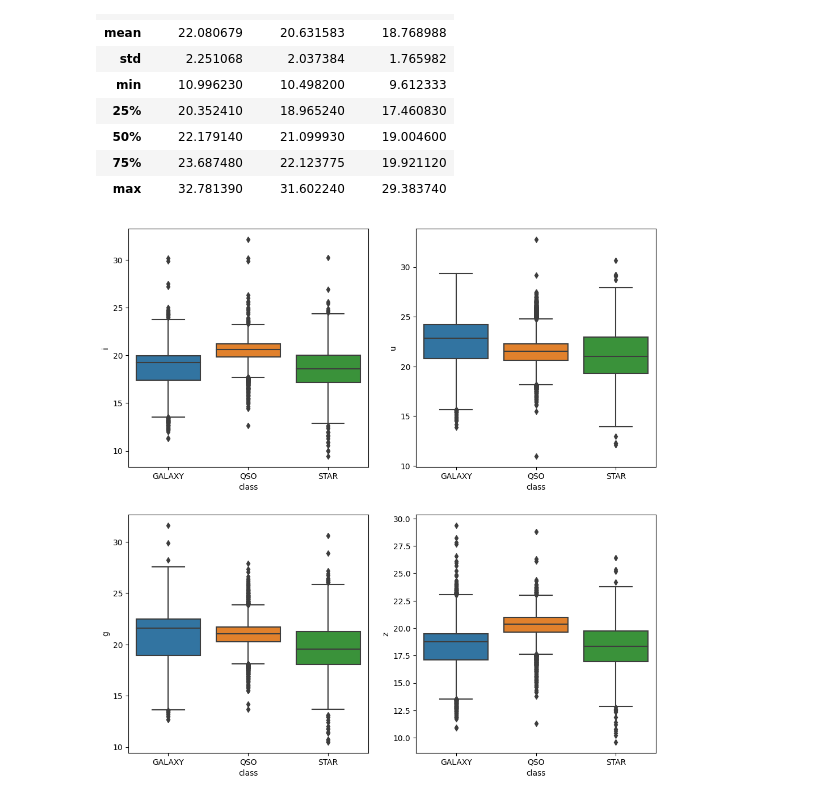
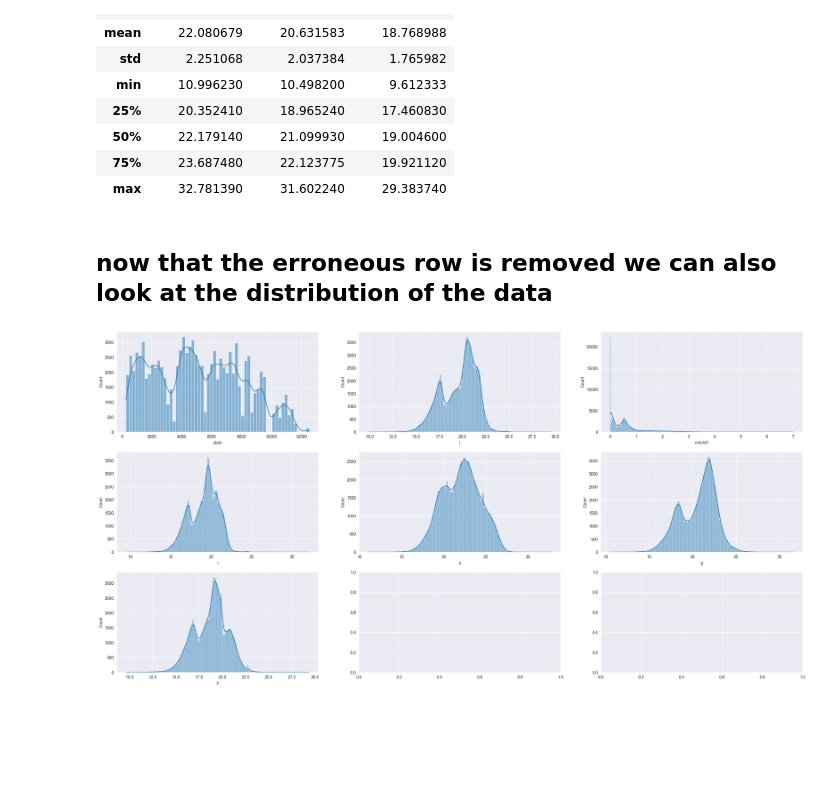
Before and after one commit to NicolaHorst/UNI_Stellar_Classification, a Jupyter notebook: 01_Data_Analysis.ipynb, the cells around one changed output. Drawn from its saved outputs; the diff is of its cells as text; code cells hidden in the pictures; blank space fills up the shorter version.

```diff
--- a/01_Data_Analysis.ipynb
+++ b/01_Data_Analysis.ipynb
@@ -50,7 +50,7 @@ Descriptive Features of the Observation:
 Target:
 - class = object class (galaxy, star or quasar object)
 # %%
-feature_columns: list = ["u", "g", "r", "i", "z", "redshift", "class", "plate"]
+feature_columns: list = ["u", "g", "r", "i", "z", "redshift", "plate", "class",]
 feature_data: DataFrame = data[feature_columns]
 feature_data.head()
 # %% [output]
@@ -106,9 +100,11 @@ Absolute Number of Star:    21594           Relative Share 21.594000%
 It becomes visible, that there is an imbalance in the data. Almost 60% of all observations are Galaxies, while only 20% are either Quasars or Stars.
 This knowledge can be used to treat the data while preprocessing and training to avoid issues due to this imbalance.
 # %%
-features_for_hist = ["alpha", "delta", "r", "redshift", "i", "u", "g", "z"]
-fig, axes = plt.subplots(2, int(len(features_for_hist)/2), figsize=(30,15))
-for row in range(2):
-    for col in range(int(len(features_for_hist)/2)):
-        sns.histplot(feature_data[features_for_hist[(row * int(len(features_for_hist)/2)) + col]], ax=axes[row, col], kde=True)
+features_for_box = ["plate", "r", "redshift", "i", "u", "g", "z"]
+fig, axes = plt.subplots(3, int(len(features_for_box)/2), figsize=(25, 12))
+for row in range(3):
+    for col in range(int(len(features_for_box)/2)):
+        sns.boxplot(data=feature_data, x="class", y=features_for_box[(row * int(len(features_for_box)/2)) + col], ax=axes[row, col])
+        if row == 2:
+            break
 # %% [output]
@@ -116,6 +111,0 @@ for row in range(2):
-# %%
-features_for_box = ["alpha", "delta", "r", "redshift", "i", "u", "g", "z"]
-fig, axes = plt.subplots(2, int(len(features_for_box)/2), figsize=(25, 12))
-for row in range(2):
-    for col in range(int(len(features_for_box)/2)):
-        sns.boxplot(data=feature_data, x="class", y=features_for_hist[(row * int(len(features_for_hist)/2)) + col], ax=axes[row, col])
@@ -169,11 +157,15 @@ clean_data[["u", "g", "z"]].describe()
 | 50% | 22.179140 | 21.099930 | 19.004600 |
 | 75% | 23.687480 | 22.123775 | 19.921120 |
 | max | 32.781390 | 31.602240 | 29.383740 |
+# %% [markdown]
+## now that the erroneous row is removed we can also look at the distribution of the data
 # %%
-features_for_hist = ["i", "u", "g", "z"]
-fig, axes = plt.subplots(2, int(len(features_for_box)/2), figsize=(12, 12))
-for row in range(2):
-    for col in range(int(len(features_for_box)/2)):
-        sns.boxplot(data=clean_data, x="class", y=features_for_hist[(row * int(len(features_for_hist)/2)) + col], ax=axes[row, col])
+features_for_hist = ["plate", "r", "redshift", "i", "u", "g", "z"]
+fig, axes = plt.subplots(3, int(len(features_for_hist)/2), figsize=(30,15))
+for row in range(3):
+    for col in range(int(len(features_for_hist)/2)):
+        sns.histplot(clean_data[features_for_hist[(row * int(len(features_for_hist)/2)) + col]], ax=axes[row, col], kde=True)
+        if row == 2:
+            break
 # %% [output]
-[figure, old version]
+[figure, new version]
```
Also changed, not shown: parts of 16 cells of this notebook, 7 other files.
